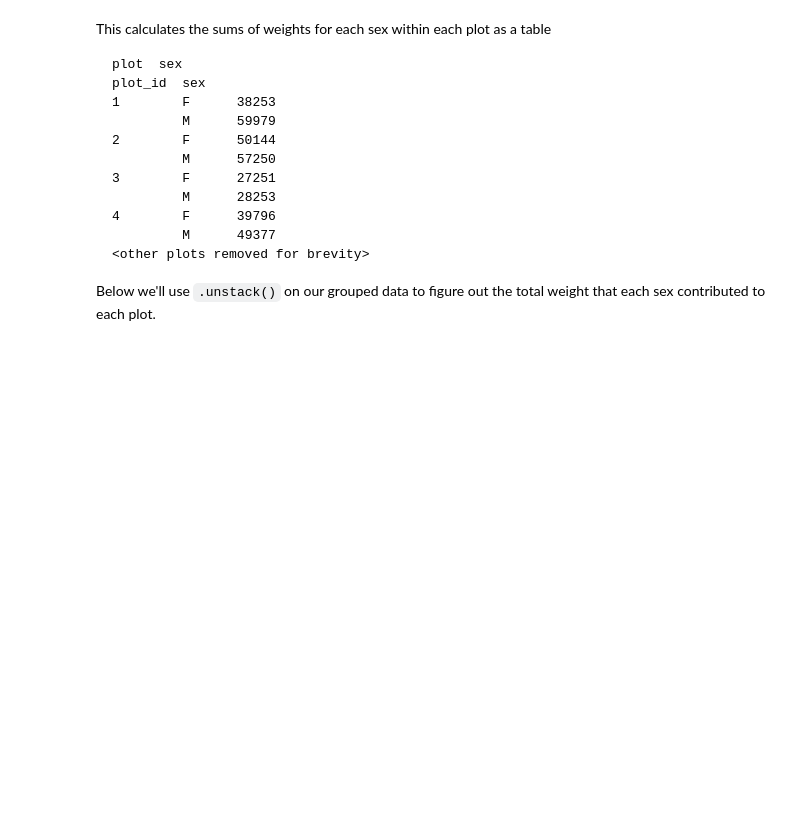
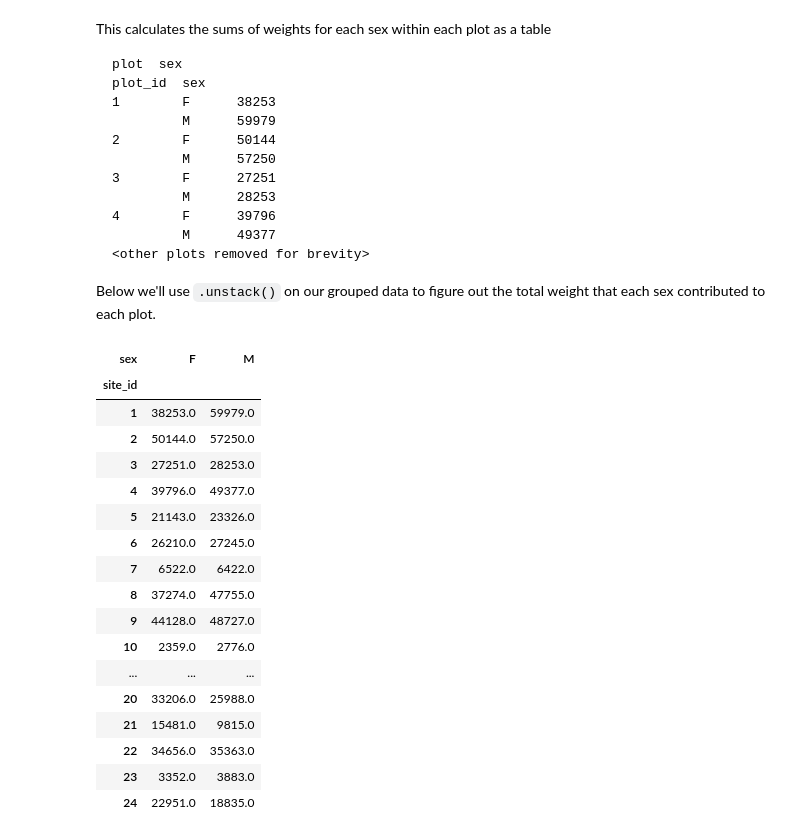
Before and after one commit to MonashDataFluency/python-workshop-base, a Jupyter notebook: workshops/docs/modules/notebooks/working_with_data.ipynb, the cells around one changed output. Saved outputs shown, nothing was run; the diff lists cells and outputs as text; code cells hidden in the pictures; blank space fills up the shorter version.

```diff
--- a/workshops/docs/modules/notebooks/working_with_data.ipynb
+++ b/workshops/docs/modules/notebooks/working_with_data.ipynb
@@ -559,7 +536,26 @@ plot_id  sex
 
 Below we'll use `.unstack()` on our grouped data to figure out the total weight that each sex contributed to each plot.
 # %%
-by_plot_sex = surveys_df.groupby(['plot_id','sex'])
-plot_sex_count = by_plot_sex['weight'].sum()
-plot_sex_count.unstack()
+by_site_sex = surveys_df.groupby(['site_id','sex'])
+site_sex_count = by_site_sex['weight'].sum()
+site_sex_count.unstack()
+# %% [output]
+| sex | F | M |
+| site_id |  |  |
+| 1 | 38253.0 | 59979.0 |
+| 2 | 50144.0 | 57250.0 |
+| 3 | 27251.0 | 28253.0 |
+| 4 | 39796.0 | 49377.0 |
+| 5 | 21143.0 | 23326.0 |
+| 6 | 26210.0 | 27245.0 |
+| 7 | 6522.0 | 6422.0 |
+| 8 | 37274.0 | 47755.0 |
+| 9 | 44128.0 | 48727.0 |
+| 10 | 2359.0 | 2776.0 |
+| ... | ... | ... |
+| 20 | 33206.0 | 25988.0 |
+| 21 | 15481.0 | 9815.0 |
+| 22 | 34656.0 | 35363.0 |
+| 23 | 3352.0 | 3883.0 |
+| 24 | 22951.0 | 18835.0 |
 # %% [markdown]
```
Also changed, not shown: parts of 37 cells of this notebook, 7 other files.
